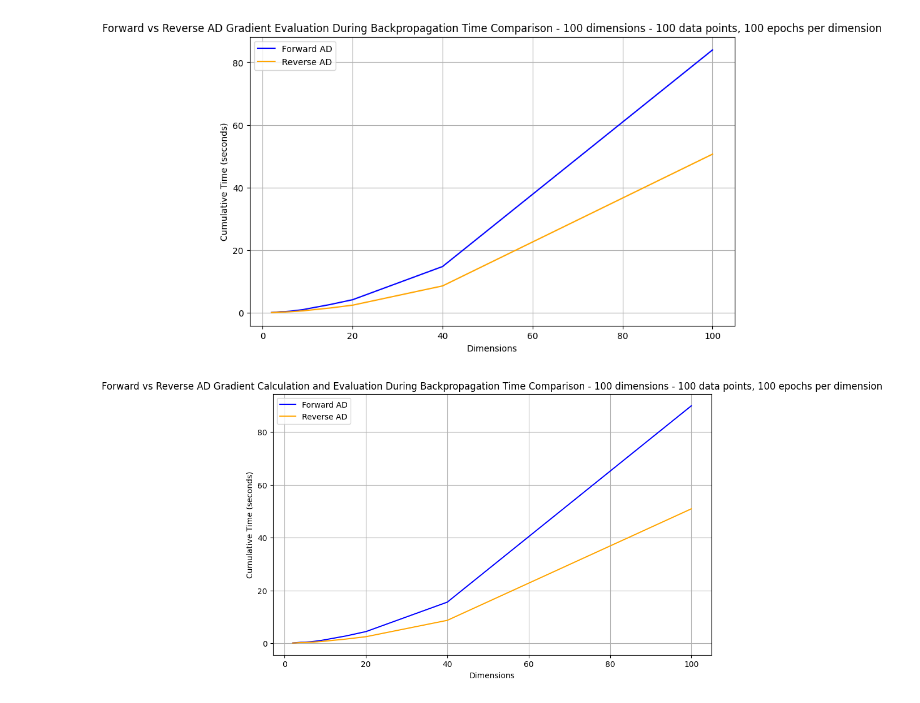
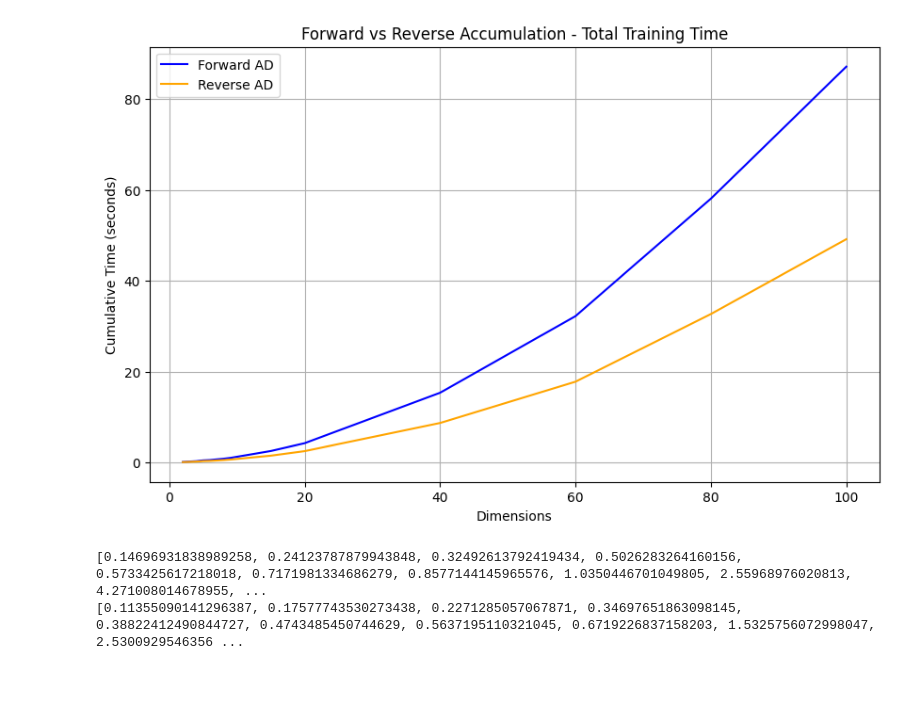
Before and after one commit to Shortarms703/csi4103-final-project, a Jupyter notebook: training_time_graphs.ipynb, the cells around one changed output. Cells and saved outputs as stored; diff of their text form; code cells hidden in the pictures.

```diff
--- a/training_time_graphs.ipynb
+++ b/training_time_graphs.ipynb
@@ -13,7 +18,7 @@ forward_ad_times = []
 full_forward_ad_times = []
 reverse_ad_times = []
 full_reverse_ad_times = []
-for dimensions in [*range(2, 10), 15, 20, 40, 100]:
+for dimensions in [*range(2, 10), 15, 20, 40, 60, 80, 100]:
     print(f"Training with {dimensions} dimensions")
     dim_list.append(dimensions)
     X, y = generate_linearly_separable_data(50, dimensions, separation=1, noise=0.5)
@@ -88,23 +93,27 @@ Reverse AD took 50.66525 seconds
 plt.figure(figsize=(10, 6))
 plt.plot(dim_list, forward_ad_times, label="Forward AD", color="blue")
 plt.plot(dim_list, reverse_ad_times, label="Reverse AD", color="orange")
-plt.title("Forward vs Reverse AD Gradient Evaluation During Backpropagation Time Comparison - 100 dimensions - 100 data points, 100 epochs per dimension")
+plt.title("Forward vs Reverse Accumulation - Weight Adjustment Calculation Time")
 plt.xlabel("Dimensions")
 plt.ylabel("Cumulative Time (seconds)")
 plt.legend()
 plt.grid()
 plt.show()
-# %% [output]
-[figure, removed]
 # %%
 plt.figure(figsize=(10, 6))
 plt.plot(dim_list, full_forward_ad_times, label="Forward AD", color="blue")
 plt.plot(dim_list, full_reverse_ad_times, label="Reverse AD", color="orange")
-plt.title("Forward vs Reverse AD Gradient Calculation and Evaluation During Backpropagation Time Comparison - 100 dimensions - 100 data points, 100 epochs per dimension")
+plt.title("Forward vs Reverse Accumulation - Total Training Time")
 plt.xlabel("Dimensions")
 plt.ylabel("Cumulative Time (seconds)")
 plt.legend()
 plt.grid()
 plt.show()
 # %% [output]
-[figure, old version]
+[figure, new version]
+# %%
+print(full_forward_ad_times)
+print(full_reverse_ad_times)
+# %% [output]
+[0.14696931838989258, 0.24123787879943848, 0.32492613792419434, 0.5026283264160156, 0.5733425617218018, 0.7171981334686279, 0.8577144145965576, 1.0350446701049805, 2.55968976020813, 4.271008014678955, ...
+[0.11355090141296387, 0.17577743530273438, 0.2271285057067871, 0.34697651863098145, 0.38822412490844727, 0.4743485450744629, 0.5637195110321045, 0.6719226837158203, 1.5325756072998047, 2.5300929546356 ...
```
Also changed, not shown: parts of 11 cells of this notebook, 7 other files.
